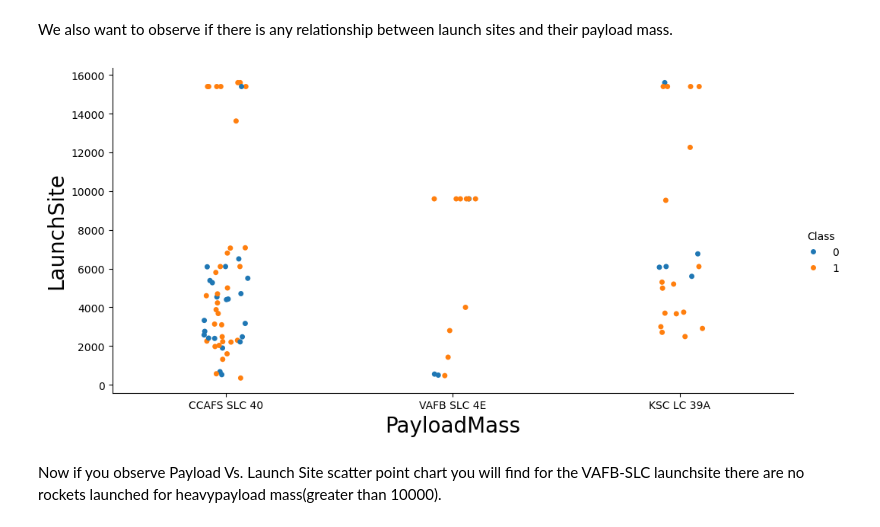
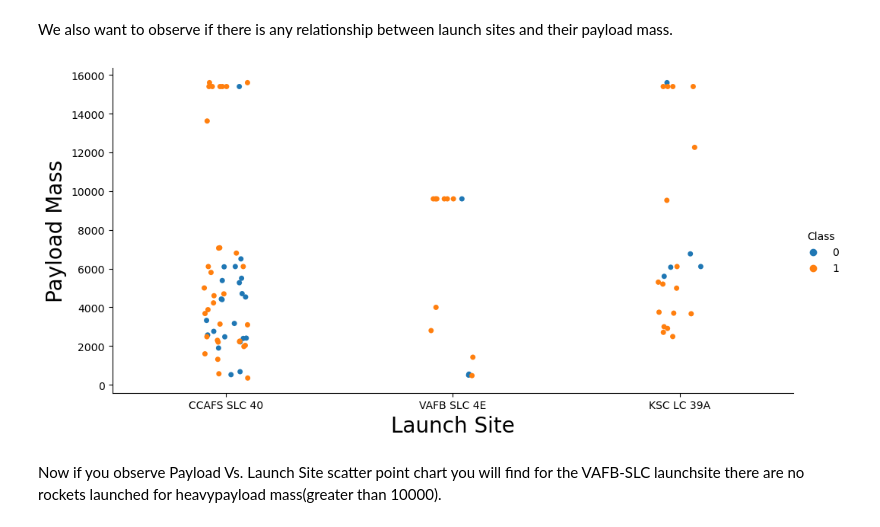
Before and after one commit to oelker/capstonerepo, a Jupyter notebook: edadataviz.ipynb, the cells around one changed output. Saved outputs shown, nothing was run; the diff lists cells and outputs as text; code cells hidden in the pictures.

Commit message:
updating correct eda dataviz, removing wrong one

```diff
--- a/edadataviz.ipynb
+++ b/edadataviz.ipynb
@@ -55,13 +55,12 @@ import seaborn as sns
 # %% [markdown]
 First, let's read the SpaceX dataset into a Pandas dataframe and print its summary
 # %%
-from js import fetch
-import io
+df=pd.read_csv("https://cf-courses-data.s3.us.cloud-object-storage.appdomain.cloud/IBM-DS0321EN-SkillsNetwork/datasets/dataset_part_2.csv")
 
-URL = "https://cf-courses-data.s3.us.cloud-object-storage.appdomain.cloud/IBM-DS0321EN-SkillsNetwork/datasets/dataset_part_2.csv"
-resp = await fetch(URL)
-dataset_part_2_csv = io.BytesIO((await resp.arrayBuffer()).to_py())
-df=pd.read_csv(dataset_part_2_csv)
+# If you were unable to complete the previous lab correctly you can uncomment and load this csv
+
+# df = pd.read_csv('https://cf-courses-data.s3.us.cloud-object-storage.appdomain.cloud/IBMDeveloperSkillsNetwork-DS0701EN-SkillsNetwork/api/dataset_part_2.csv')
+
 df.head(5)
 # %% [output]
 |  | FlightNumber | Date | BoosterVersion | PayloadMass | Orbit | LaunchSite | Outcome | Flights | GridFins | ... |
@@ -123,11 +123,11 @@ We also want to observe if there is any relationship between launch sites and th
 # %%
 # Plot a scatter point chart with x axis to be Pay Load Mass (kg) and y axis to be the launch site, and hue to be the class value
 sns.catplot(x="LaunchSite", y="PayloadMass", hue="Class", data=df, aspect = 2)
-plt.xlabel("PayloadMass",fontsize=20)
-plt.ylabel("LaunchSite",fontsize=20)
+plt.xlabel("Launch Site",fontsize=20)
+plt.ylabel("Payload Mass",fontsize=20)
 plt.show()
 # %% [output]
-[figure, old version]
+[figure, new version]
 # %% [markdown]
 Now if you observe Payload Vs. Launch Site scatter point chart you will find for the VAFB-SLC  launchsite there are no  rockets  launched for  heavypayload mass(greater than 10000).
 # %% [markdown]
```
Also changed, not shown: parts of 6 cells of this notebook, 1 other file.
